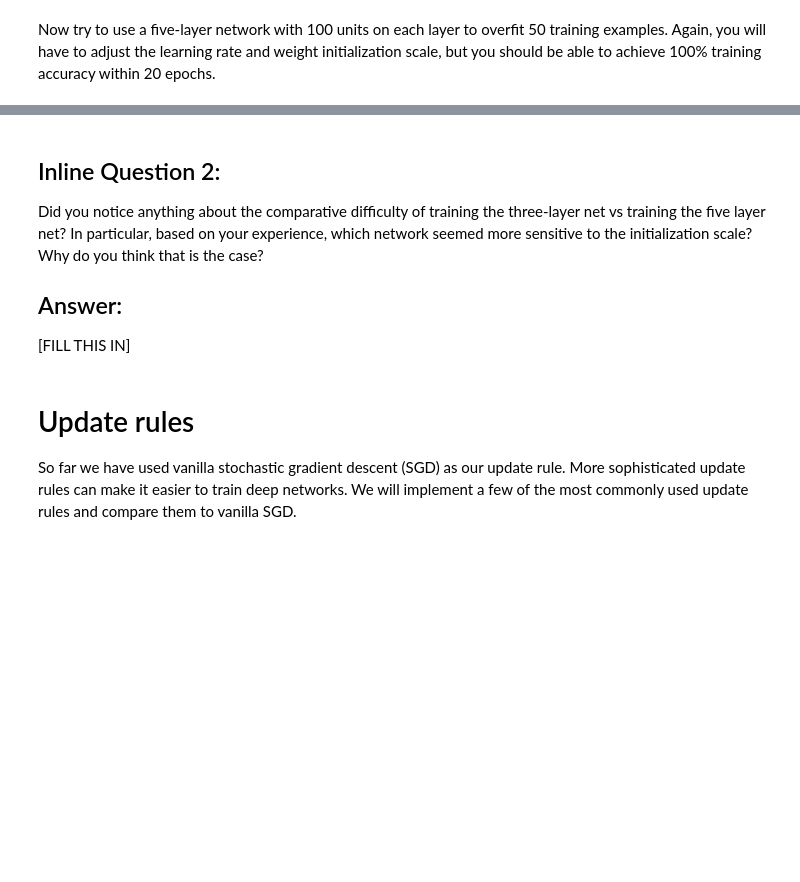
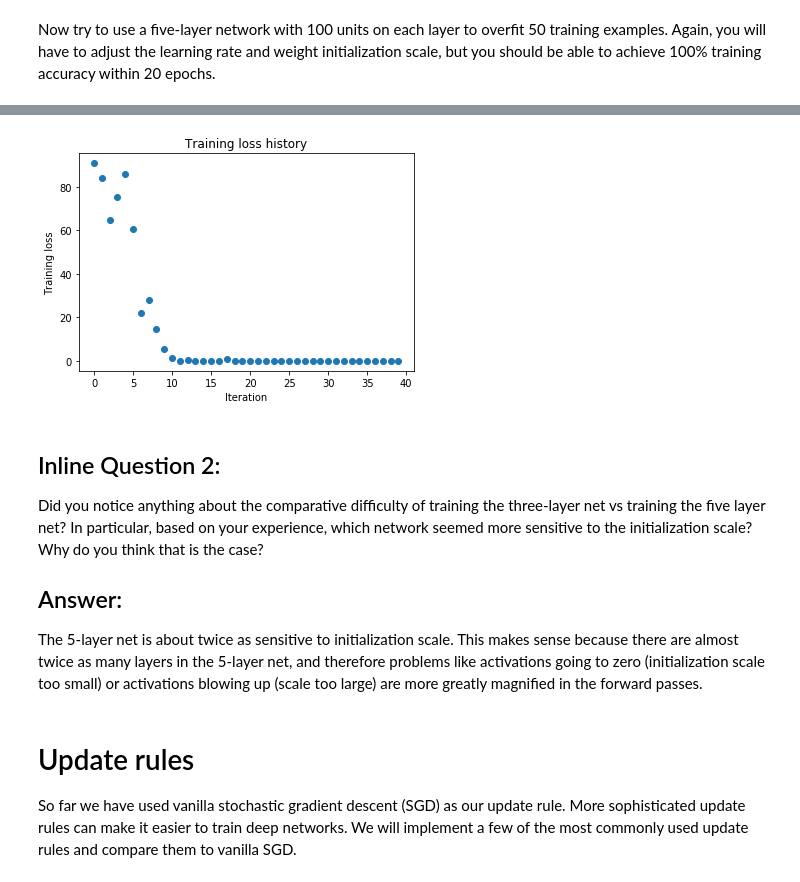
Before and after one commit to gmstanle/cs231n, a Jupyter notebook: assignment2/FullyConnectedNets.ipynb, the cells around one changed output, grey strips where cells are left out. Cells and saved outputs as stored; diff of their text form; code cells hidden in the pictures; blank space fills up the shorter version.

```diff
--- a/assignment2/FullyConnectedNets.ipynb
+++ b/assignment2/FullyConnectedNets.ipynb
@@ -426,8 +503,8 @@ small_data = {
   'y_val': data['y_val'],
 }
 
-learning_rate = 2e-3  # Experiment with this!
-weight_scale = 1e-5   # Experiment with this!
+learning_rate = 5e-4  # Experiment with this!
+weight_scale = 10e-2   # Experiment with this!
 model = FullyConnectedNet([100, 100, 100, 100],
                 weight_scale=weight_scale, dtype=np.float64)
 solver = Solver(model, small_data,
@@ -437,10 +514,10 @@ solver = Solver(model, small_data,
                   'learning_rate': learning_rate,
                 }
          )
-solver.train()
 
 plt.plot(solver.loss_history, 'o')
 plt.title('Training loss history')
 plt.xlabel('Iteration')
 plt.ylabel('Training loss')
 plt.show()
+# %% [output]
@@ -447,9 +541,10 @@ plt.show()
+[figure, added]
 # %% [markdown]
 ## Inline Question 2:
 Did you notice anything about the comparative difficulty of training the three-layer net vs training the five layer net? In particular, based on your experience, which network seemed more sensitive to the initialization scale? Why do you think that is the case?
 
 ## Answer:
-[FILL THIS IN]
+The 5-layer net is about twice as sensitive to initialization scale. This makes sense because there are almost twice as many layers in the 5-layer net, and therefore problems like activations going to zero (initialization scale too small) or activations blowing up (scale too large) are more greatly magnified in the forward passes.
 # %% [markdown]
 # Update rules
 So far we have used vanilla stochastic gradient descent (SGD) as our update rule. More sophisticated update rules can make it easier to train deep networks. We will implement a few of the most commonly used update rules and compare them to vanilla SGD.
```
Also changed, not shown: parts of 13 cells of this notebook, 3 other files.
